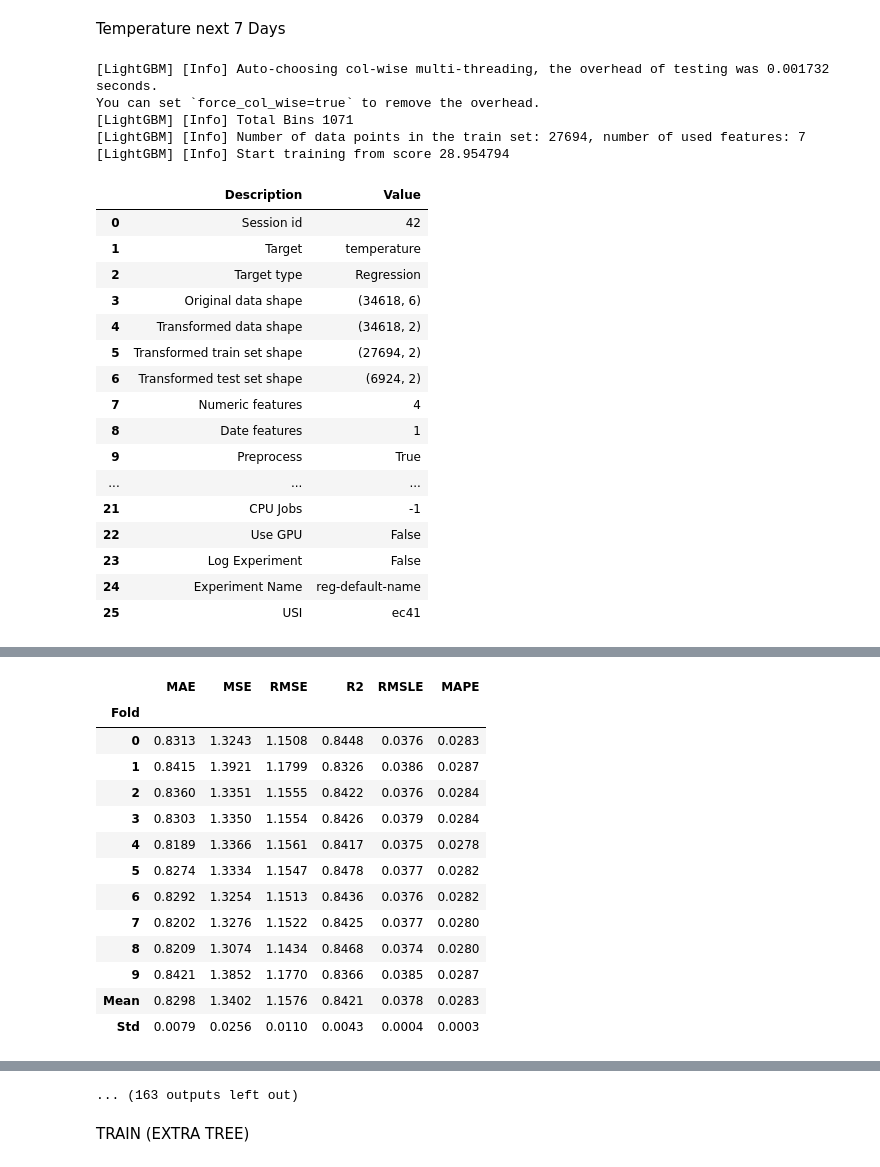
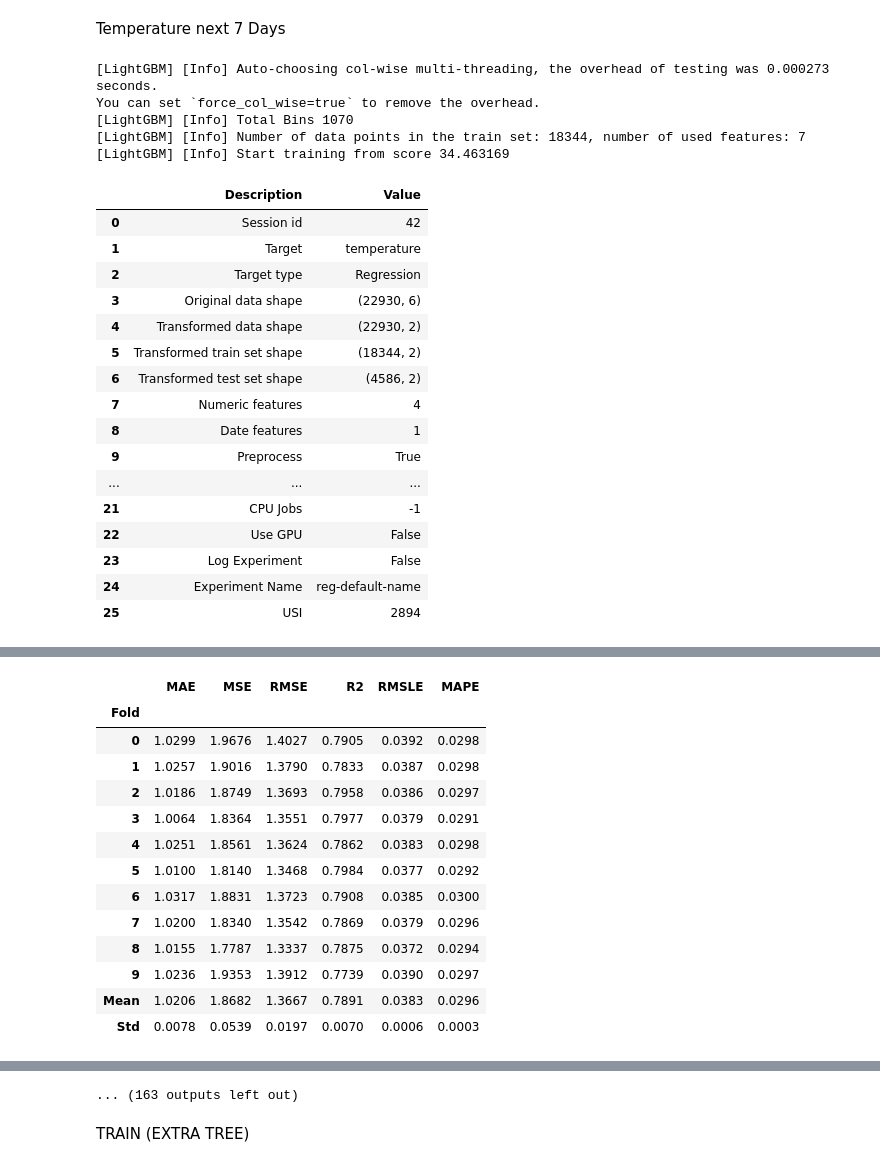
Before and after one commit to pisitklinnoy/pm_2.5_Term_Project, a Jupyter notebook: test.ipynb, the cells around one changed output, grey strips where cells are left out. Drawn from its saved outputs; the diff is of its cells as text; code cells hidden in the pictures.

```diff
--- a/test.ipynb
+++ b/test.ipynb
@@ -29,7 +29,7 @@ from datetime import timedelta
 import numpy as np
 
 # โหลดไฟล์ CSV
-file_path = "D:\Term_Project\pm_2.5\cleaned_data (2)-7.csv"
+file_path = "D:\Term_Project\pm_2.5\export-jsps013-1h.csv"
 df = pd.read_csv(file_path)
 
 # แปลง datetime เป็นชนิด datetime
@@ -179,7 +183,7 @@ from datetime import timedelta
 import numpy as np
 
 # โหลดไฟล์ CSV
-file_path = "D:\Term_Project\pm_2.5\cleaned_data (2)-7days.csv"
+file_path = "D:\Term_Project\pm_2.5\export-jsps013-1h-7days.csv"
 df = pd.read_csv(file_path)
 
 # แปลง datetime เป็นชนิด datetime
@@ -594,7 +595,7 @@ from datetime import timedelta
 import numpy as np
 
 # โหลดไฟล์ CSV
-file_path = "D:/Term_Project/pm_2.5/cleaned_data (2)-7.csv"
+file_path = "D:\Term_Project\pm_2.5\export-jsps013-1h.csv"
 df = pd.read_csv(file_path)
 
 # แปลง datetime เป็นชนิด datetime
@@ -682,54 +683,54 @@ predictions = predict_model(model, data=future_data)
 
 # หาชื่อคอลัมน์การทำนายที่ถูกต้อง
 prediction_column = [col for col in predictions.columns if "predict" in col.lower()]
 if prediction_column:
     prediction_column = prediction_column[0]
     print(predictions[["datetime", prediction_column]])
 else:
     print("ไม่พบคอลัมน์การทำนาย ลองแสดงผลทั้งหมด:")
     print(predictions.head())
 
 # บันทึกผลลัพธ์เป็นไฟล์ CSV
 predictions.to_csv("D:/Term_Project/pm_2.5/predicted_temperature.csv", index=False)
 print("บันทึกผลลัพธ์การพยากรณ์สำเร็จ!")
 # %% [output]
-[LightGBM] [Info] Auto-choosing col-wise multi-threading, the overhead of testing was 0.001732 seconds.
+[LightGBM] [Info] Auto-choosing col-wise multi-threading, the overhead of testing was 0.000273 seconds.
 You can set `force_col_wise=true` to remove the overhead.
-[LightGBM] [Info] Total Bins 1071
-[LightGBM] [Info] Number of data points in the train set: 27694, number of used features: 7
-[LightGBM] [Info] Start training from score 28.954794
+[LightGBM] [Info] Total Bins 1070
+[LightGBM] [Info] Number of data points in the train set: 18344, number of used features: 7
+[LightGBM] [Info] Start training from score 34.463169
 |  | Description | Value |
 | 0 | Session id | 42 |
 | 1 | Target | temperature |
 | 2 | Target type | Regression |
-| 3 | Original data shape | (34618, 6) |
-| 4 | Transformed data shape | (34618, 2) |
-| 5 | Transformed train set shape | (27694, 2) |
-| 6 | Transformed test set shape | (6924, 2) |
+| 3 | Original data shape | (22930, 6) |
+| 4 | Transformed data shape | (22930, 2) |
+| 5 | Transformed train set shape | (18344, 2) |
+| 6 | Transformed test set shape | (4586, 2) |
 | 7 | Numeric features | 4 |
 | 8 | Date features | 1 |
 | 9 | Preprocess | True |
 | ... | ... | ... |
 | 21 | CPU Jobs | -1 |
 | 22 | Use GPU | False |
 | 23 | Log Experiment | False |
 | 24 | Experiment Name | reg-default-name |
-| 25 | USI | ec41 |
+| 25 | USI | 2894 |
 [interactive output not drawn]
 |  | MAE | MSE | RMSE | R2 | RMSLE | MAPE |
 | Fold |  |  |  |  |  |  |
-| 0 | 0.8313 | 1.3243 | 1.1508 | 0.8448 | 0.0376 | 0.0283 |
-| 1 | 0.8415 | 1.3921 | 1.1799 | 0.8326 | 0.0386 | 0.0287 |
-| 2 | 0.8360 | 1.3351 | 1.1555 | 0.8422 | 0.0376 | 0.0284 |
-| 3 | 0.8303 | 1.3350 | 1.1554 | 0.8426 | 0.0379 | 0.0284 |
-| 4 | 0.8189 | 1.3366 | 1.1561 | 0.8417 | 0.0375 | 0.0278 |
-| 5 | 0.8274 | 1.3334 | 1.1547 | 0.8478 | 0.0377 | 0.0282 |
-| 6 | 0.8292 | 1.3254 | 1.1513 | 0.8436 | 0.0376 | 0.0282 |
-| 7 | 0.8202 | 1.3276 | 1.1522 | 0.8425 | 0.0377 | 0.0280 |
-| 8 | 0.8209 | 1.3074 | 1.1434 | 0.8468 | 0.0374 | 0.0280 |
-| 9 | 0.8421 | 1.3852 | 1.1770 | 0.8366 | 0.0385 | 0.0287 |
-| Mean | 0.8298 | 1.3402 | 1.1576 | 0.8421 | 0.0378 | 0.0283 |
-| Std | 0.0079 | 0.0256 | 0.0110 | 0.0043 | 0.0004 | 0.0003 |
+| 0 | 1.0299 | 1.9676 | 1.4027 | 0.7905 | 0.0392 | 0.0298 |
+| 1 | 1.0257 | 1.9016 | 1.3790 | 0.7833 | 0.0387 | 0.0298 |
+| 2 | 1.0186 | 1.8749 | 1.3693 | 0.7958 | 0.0386 | 0.0297 |
+| 3 | 1.0064 | 1.8364 | 1.3551 | 0.7977 | 0.0379 | 0.0291 |
+| 4 | 1.0251 | 1.8561 | 1.3624 | 0.7862 | 0.0383 | 0.0298 |
+| 5 | 1.0100 | 1.8140 | 1.3468 | 0.7984 | 0.0377 | 0.0292 |
+| 6 | 1.0317 | 1.8831 | 1.3723 | 0.7908 | 0.0385 | 0.0300 |
+| 7 | 1.0200 | 1.8340 | 1.3542 | 0.7869 | 0.0379 | 0.0296 |
+| 8 | 1.0155 | 1.7787 | 1.3337 | 0.7875 | 0.0372 | 0.0294 |
+| 9 | 1.0236 | 1.9353 | 1.3912 | 0.7739 | 0.0390 | 0.0297 |
+| Mean | 1.0206 | 1.8682 | 1.3667 | 0.7891 | 0.0383 | 0.0296 |
+| Std | 0.0078 | 0.0539 | 0.0197 | 0.0070 | 0.0006 | 0.0003 |
 [interactive output not drawn]
 [interactive output not drawn]
 [interactive output not drawn]
```
Also changed, not shown: parts of 5 cells of this notebook, 6 other files.
